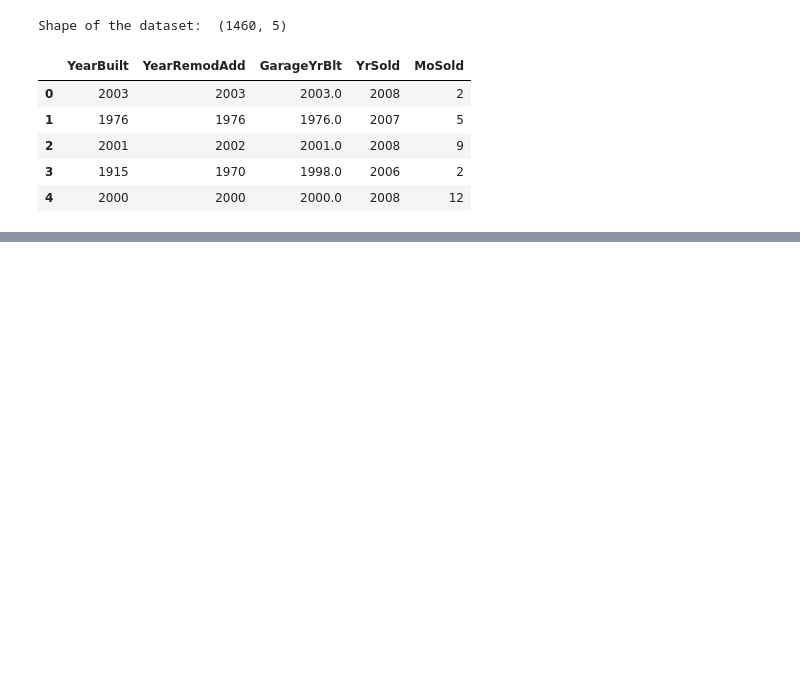
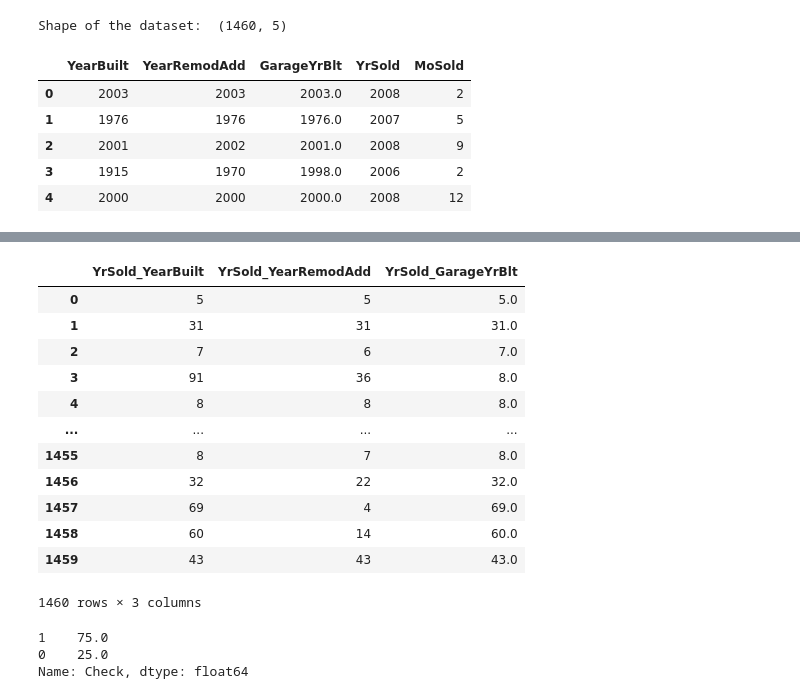
Before and after one commit to giannisbasa/House-Prices, a Jupyter notebook: House_Prices copy.ipynb, the cells around one changed output, grey strips where cells are left out. Saved outputs shown, nothing was run; the diff lists cells and outputs as text; code cells hidden in the pictures; blank space fills up the shorter version.

```diff
--- a/House_Prices copy.ipynb
+++ b/House_Prices copy.ipynb
@@ -1161,0 +1184,6 @@ Shape of the dataset:  (1460, 5)
+# %%
+# Impute missing values
+train_5['GarageYrBlt'] = train_5['GarageYrBlt'].fillna(train_5['GarageYrBlt'].median())
+
+# Check for missing values
+train_5[['YearBuilt','YearRemodAdd','GarageYrBlt','YrSold','MoSold']].isna().sum()
@@ -1161,0 +1202,31 @@ Shape of the dataset:  (1460, 5)
+# %%
+# Create new columns that show the period from sold of house and year of build or year of renovation
+train_5['YrSold_YearBuilt'] = train_5['YrSold'] - train_5['YearBuilt']
+train_5['YrSold_YearRemodAdd'] = train_5['YrSold'] - train_5['YearRemodAdd']
+train_5['YrSold_GarageYrBlt'] = train_5['YrSold'] - train_5['GarageYrBlt']
+
+train_5[['YrSold_YearBuilt','YrSold_YearRemodAdd','YrSold_GarageYrBlt']]
+# %% [output]
+|  | YrSold_YearBuilt | YrSold_YearRemodAdd | YrSold_GarageYrBlt |
+| 0 | 5 | 5 | 5.0 |
+| 1 | 31 | 31 | 31.0 |
+| 2 | 7 | 6 | 7.0 |
+| 3 | 91 | 36 | 8.0 |
+| 4 | 8 | 8 | 8.0 |
+| ... | ... | ... | ... |
+| 1455 | 8 | 7 | 8.0 |
+| 1456 | 32 | 22 | 32.0 |
+| 1457 | 69 | 4 | 69.0 |
+| 1458 | 60 | 14 | 60.0 |
+| 1459 | 43 | 43 | 43.0 |
+1460 rows × 3 columns
+# %%
+# Check if build year is equal to garage build year
+train_5['Check'] = np.where(train_5['YrSold_YearBuilt'] == train_5['YrSold_GarageYrBlt'],1,0)
+
+# Check distribution of
+round(train_5['Check'].value_counts(normalize=True),2)*100
+# %% [output]
+1    75.0
+0    25.0
+Name: Check, dtype: float64
```
Also changed, not shown: parts of 19 cells of this notebook.
